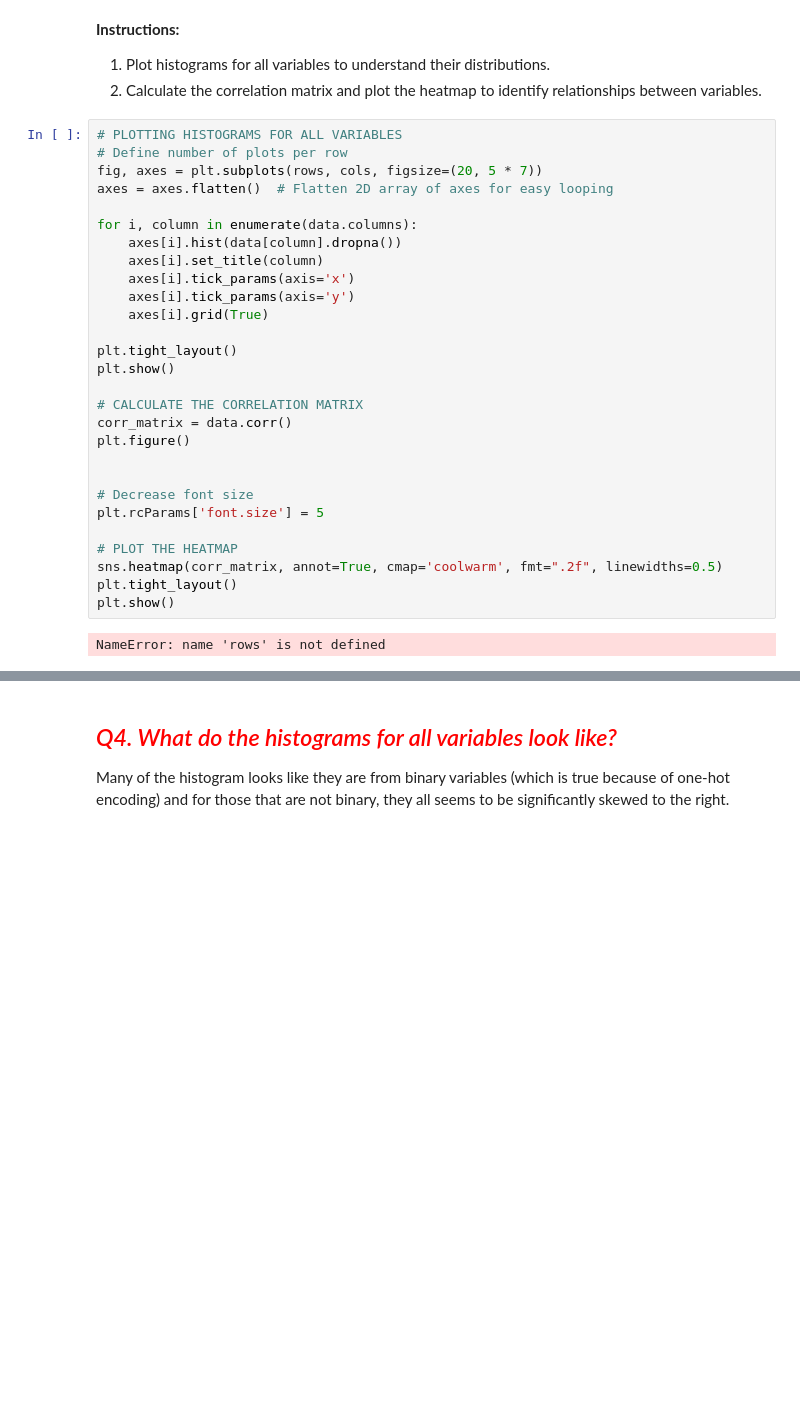
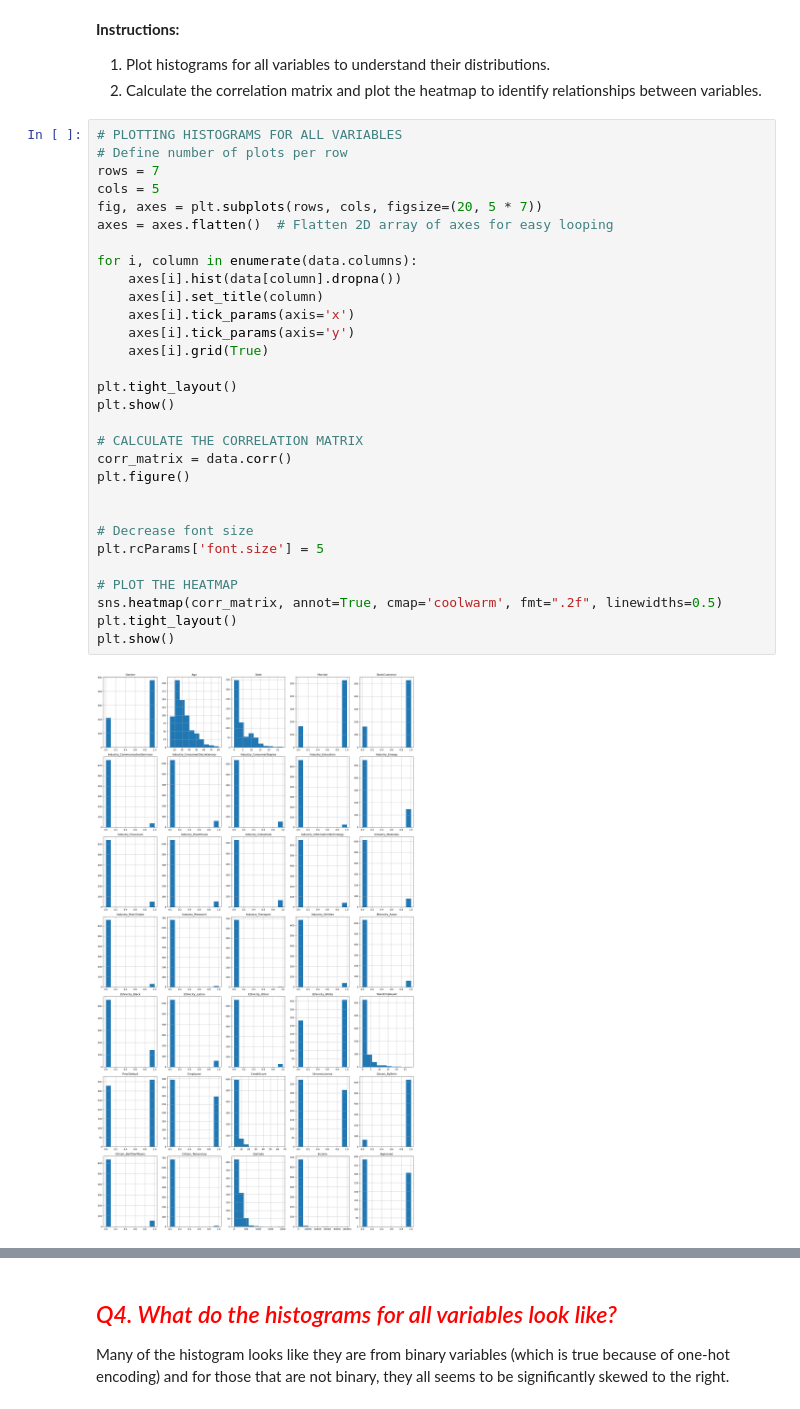
Before and after one commit to eliu122/Team_5_Logistic_Regression_1_3, a Jupyter notebook: (New)Assignment 1.3 Credit Card Approval Questions.ipynb, the cells around one changed output, grey strips where cells are left out. Drawn from its saved outputs; the diff is of its cells as text; blank space fills up the shorter version.

```diff
--- a/(New)Assignment 1.3 Credit Card Approval Questions.ipynb
+++ b/(New)Assignment 1.3 Credit Card Approval Questions.ipynb
@@ -270,30 +270,32 @@ data.head(10)
 # %%
 # PLOTTING HISTOGRAMS FOR ALL VARIABLES
 # Define number of plots per row
+rows = 7
+cols = 5
 fig, axes = plt.subplots(rows, cols, figsize=(20, 5 * 7))
 axes = axes.flatten()  # Flatten 2D array of axes for easy looping
 
 for i, column in enumerate(data.columns):
     axes[i].hist(data[column].dropna())
     axes[i].set_title(column)
     axes[i].tick_params(axis='x')
     axes[i].tick_params(axis='y')
     axes[i].grid(True)
 
 plt.tight_layout()
 plt.show()
 
 # CALCULATE THE CORRELATION MATRIX
 corr_matrix = data.corr()
 plt.figure()
 
 
 # Decrease font size
 plt.rcParams['font.size'] = 5
 
 # PLOT THE HEATMAP
 sns.heatmap(corr_matrix, annot=True, cmap='coolwarm', fmt=".2f", linewidths=0.5)
 plt.tight_layout()
 plt.show()
 # %% [output]
-NameError: name 'rows' is not defined
+[figure, added]
```
Also changed, not shown: parts of 1 cell of this notebook.
